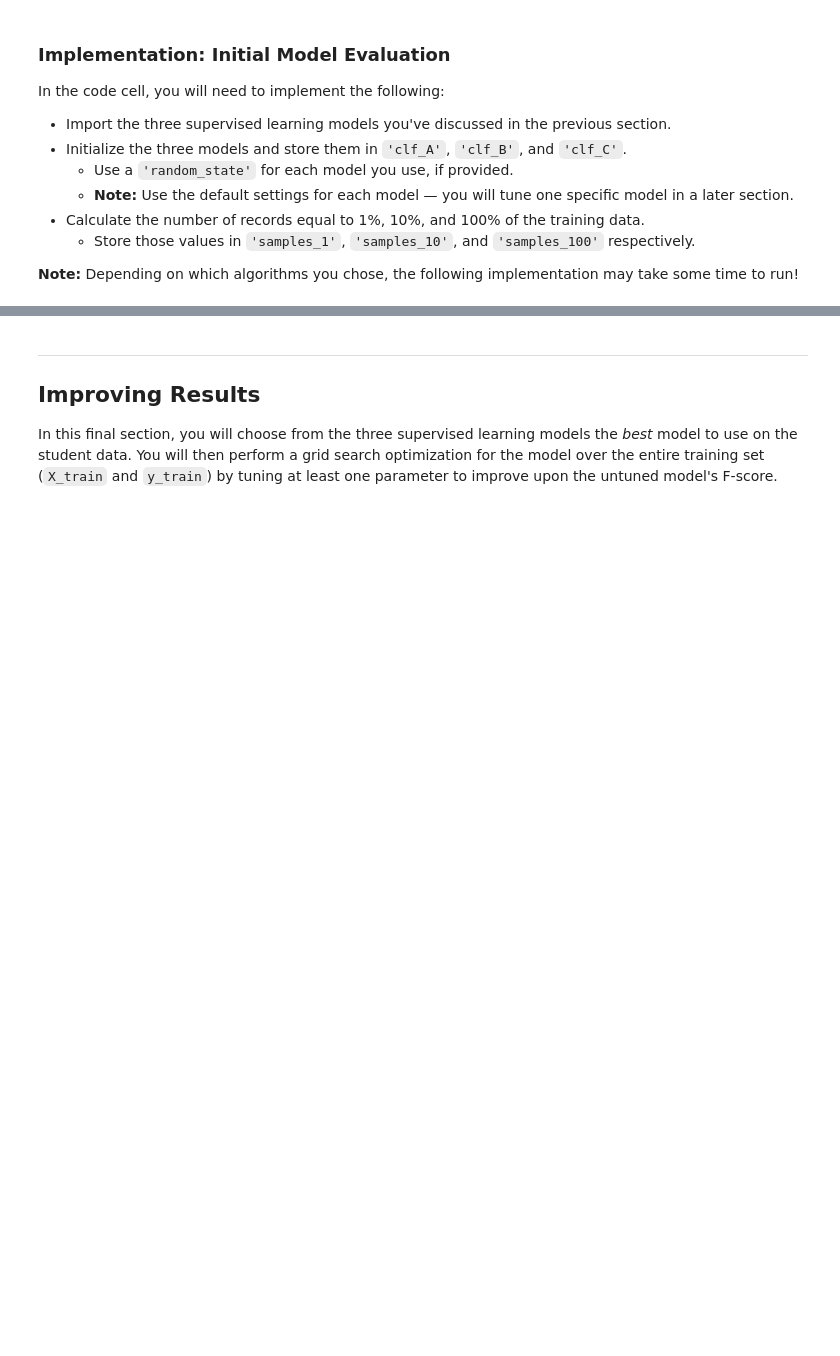
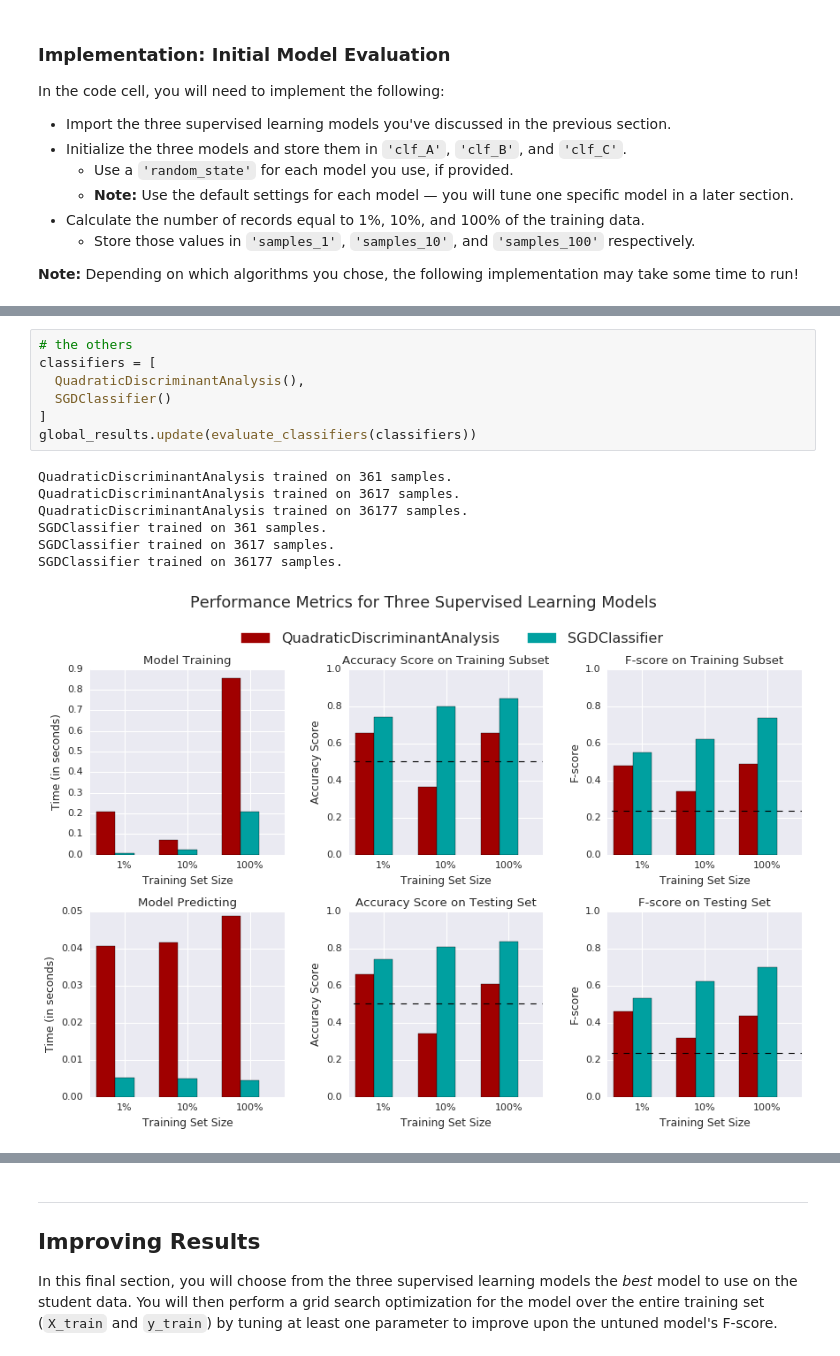
Before and after one commit to pcasaretto/finding_donors, a Jupyter notebook: finding_donors.ipynb, the cells around one changed output, grey strips where cells are left out. Cells and saved outputs as stored; diff of their text form; blank space fills up the shorter version.

```diff
--- a/finding_donors.ipynb
+++ b/finding_donors.ipynb
@@ -516,0 +552,15 @@ GaussianNB trained on 36177 samples.
+# %%
+# the others
+classifiers = [
+  QuadraticDiscriminantAnalysis(),
+  SGDClassifier()
+]
+global_results.update(evaluate_classifiers(classifiers))
+# %% [output]
+QuadraticDiscriminantAnalysis trained on 361 samples.
+QuadraticDiscriminantAnalysis trained on 3617 samples.
+QuadraticDiscriminantAnalysis trained on 36177 samples.
+SGDClassifier trained on 361 samples.
+SGDClassifier trained on 3617 samples.
+SGDClassifier trained on 36177 samples.
+[figure, added]
```
Also changed, not shown: parts of 19 cells of this notebook, 5 other files.
